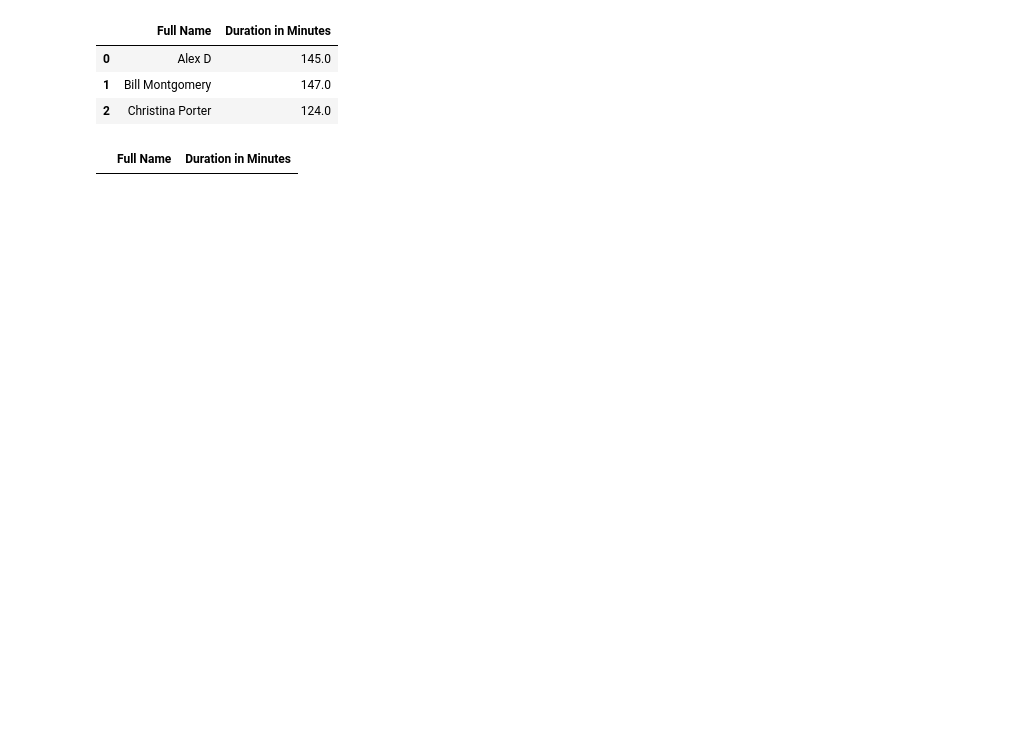
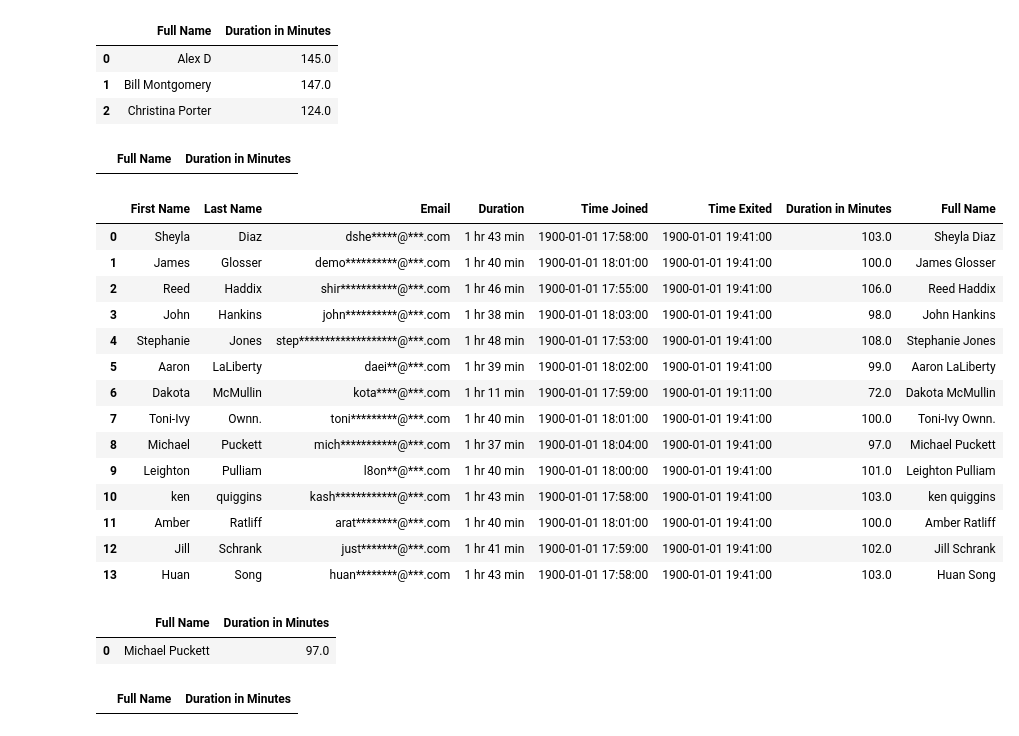
Before and after one commit to leolion023/CodeYou_AttendanceTracker, a Jupyter notebook: src/notebook/notebook.ipynb, the cells around one changed output. Cells and saved outputs as stored; diff of their text form; code cells hidden in the pictures; blank space fills up the shorter version.

```diff
--- a/src/notebook/notebook.ipynb
+++ b/src/notebook/notebook.ipynb
@@ -175,3 +177,35 @@ staff_time = pd.merge(staff_list['Full Name'], meeting_1_cleaned[['Duration in M
 staff_time
 # %% [output]
 |  | Full Name | Duration in Minutes |
+# %%
+meeting_2_cleaned = clean_meeting(meeting_2)
+meeting_2_cleaned
+# %% [output]
+|  | First Name | Last Name | Email | Duration | Time Joined | Time Exited | Duration in Minutes | Full Name |
+| 0 | Sheyla | Diaz | dshe*****@***.com | 1 hr 43 min | 1900-01-01 17:58:00 | 1900-01-01 19:41:00 | 103.0 | Sheyla Diaz |
+| 1 | James | Glosser | demo**********@***.com | 1 hr 40 min | 1900-01-01 18:01:00 | 1900-01-01 19:41:00 | 100.0 | James Glosser |
+| 2 | Reed | Haddix | shir***********@***.com | 1 hr 46 min | 1900-01-01 17:55:00 | 1900-01-01 19:41:00 | 106.0 | Reed Haddix |
+| 3 | John | Hankins | john**********@***.com | 1 hr 38 min | 1900-01-01 18:03:00 | 1900-01-01 19:41:00 | 98.0 | John Hankins |
+| 4 | Stephanie | Jones | step*******************@***.com | 1 hr 48 min | 1900-01-01 17:53:00 | 1900-01-01 19:41:00 | 108.0 | Stephanie Jones |
+| 5 | Aaron | LaLiberty | daei**@***.com | 1 hr 39 min | 1900-01-01 18:02:00 | 1900-01-01 19:41:00 | 99.0 | Aaron LaLiberty |
+| 6 | Dakota | McMullin | kota****@***.com | 1 hr 11 min | 1900-01-01 17:59:00 | 1900-01-01 19:11:00 | 72.0 | Dakota McMullin |
+| 7 | Toni-Ivy | Ownn. | toni*********@***.com | 1 hr 40 min | 1900-01-01 18:01:00 | 1900-01-01 19:41:00 | 100.0 | Toni-Ivy Ownn. |
+| 8 | Michael | Puckett | mich***********@***.com | 1 hr 37 min | 1900-01-01 18:04:00 | 1900-01-01 19:41:00 | 97.0 | Michael Puckett |
+| 9 | Leighton | Pulliam | l8on**@***.com | 1 hr 40 min | 1900-01-01 18:00:00 | 1900-01-01 19:41:00 | 101.0 | Leighton Pulliam |
+| 10 | ken | quiggins | kash************@***.com | 1 hr 43 min | 1900-01-01 17:58:00 | 1900-01-01 19:41:00 | 103.0 | ken quiggins |
+| 11 | Amber | Ratliff | arat********@***.com | 1 hr 40 min | 1900-01-01 18:01:00 | 1900-01-01 19:41:00 | 100.0 | Amber Ratliff |
+| 12 | Jill | Schrank | just*******@***.com | 1 hr 41 min | 1900-01-01 17:59:00 | 1900-01-01 19:41:00 | 102.0 | Jill Schrank |
+| 13 | Huan | Song | huan********@***.com | 1 hr 43 min | 1900-01-01 17:58:00 | 1900-01-01 19:41:00 | 103.0 | Huan Song |
+# %%
+#merge meeting 2 with mentor list to consolidate into list of mentors that where present and how long they where present
+mentor_time_df2 = pd.merge(mentor_list['Full Name'], meeting_2_cleaned[['Duration in Minutes', 'Full Name']], how= 'inner', on='Full Name')
+mentor_time_df2
+# %% [output]
+|  | Full Name | Duration in Minutes |
+| 0 | Michael Puckett | 97.0 |
+# %%
+#merge meeting 2 with staff list to consolidate into list of staff that where present and how long they where present
+staff_time_2 = pd.merge(staff_list['Full Name'], meeting_1_cleaned[['Duration in Minutes', 'Full Name']], how= 'inner', on='Full Name')
+staff_time_2
+# %% [output]
+|  | Full Name | Duration in Minutes |
```
Also changed, not shown: parts of 5 cells of this notebook.
